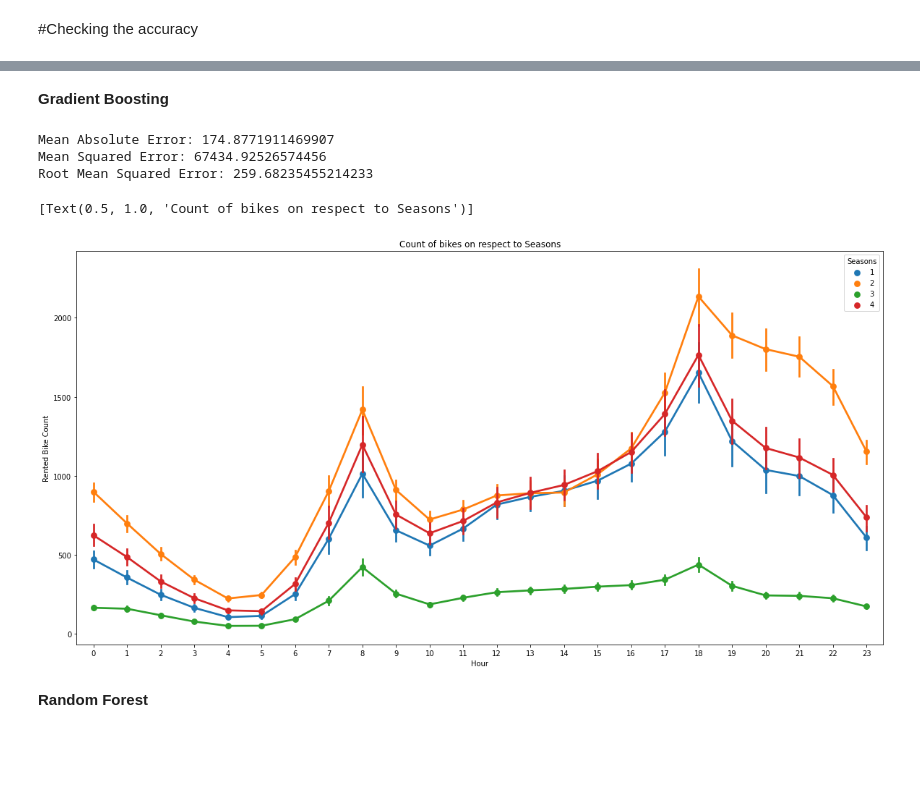
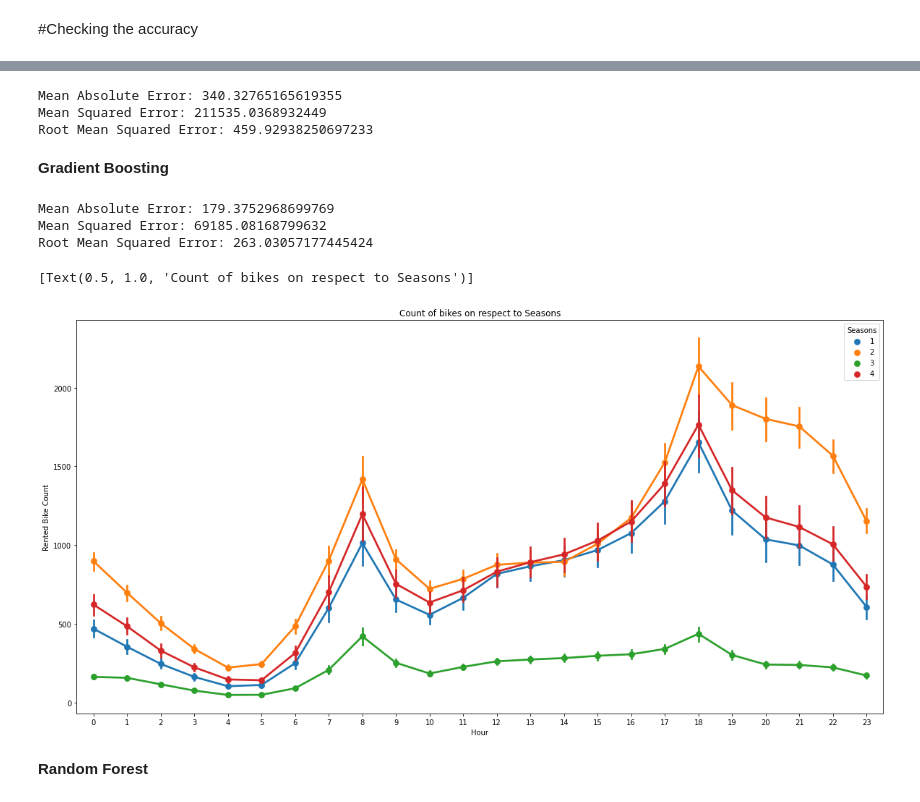
Before and after one commit to SeekingNirvaana/Data-Analysis-Visualisation, a Jupyter notebook: RideSharing.ipynb, the cells around one changed output, grey strips where cells are left out. Cells and saved outputs as stored; diff of their text form; code cells hidden in the pictures; blank space fills up the shorter version.

```diff
--- a/RideSharing.ipynb
+++ b/RideSharing.ipynb
@@ -433,10 +500,51 @@ Root Mean Squared Error: 448.2827705955388
+# %%
+## With Feature Selection
+modelregFS.score(XFS_test, yFS_test)
+
+modelregFS.score(XFS_train,yFS_train)
+
+from sklearn import metrics
+print('Mean Absolute Error:', metrics.mean_absolute_error(yFS_test, y_predFS1))
+print('Mean Squared Error:', metrics.mean_squared_error(yFS_test, y_predFS1))
+print('Root Mean Squared Error:', np.sqrt(metrics.mean_squared_error(yFS_test, y_predFS1)))
+# %% [output]
+Mean Absolute Error: 340.32765165619355
+Mean Squared Error: 211535.0368932449
+Root Mean Squared Error: 459.92938250697233
 # %% [markdown]
 **Gradient Boosting**
+# %%
+## without feature Selection
+from sklearn.ensemble import GradientBoostingRegressor
+modelgbr = GradientBoostingRegressor(random_state=0).fit(X_train,y_train)
+
+modelgbr.score(X_test,y_test)
+
+modelgbr.score(X_train,y_train)
+
+y_pred2=modelgbr.predict(X_test)
+
+from sklearn import metrics
+print('Mean Absolute Error:', metrics.mean_absolute_error(y_test, y_pred2))
+print('Mean Squared Error:', metrics.mean_squared_error(y_test, y_pred2))
+print('Root Mean Squared Error:', np.sqrt(metrics.mean_squared_error(y_test, y_pred2)))
+
+
+
+fig, ax= plt.subplots(figsize=(20,10))
+sns.pointplot(x='Hour',y='Rented Bike Count', data=dataframe,hue='Seasons', ax=ax)
+ax.set(title='Count of bikes on respect to Seasons')
+# %% [output]
+Mean Absolute Error: 179.3752968699769
+Mean Squared Error: 69185.08168799632
+Root Mean Squared Error: 263.03057177445424
+[Text(0.5, 1.0, 'Count of bikes on respect to Seasons')]
+[figure, added]
 # %%
 from sklearn.ensemble import GradientBoostingRegressor
-modelgbr = GradientBoostingRegressor(random_state=0).fit(X_train,y_train)
+modelgbrFS = GradientBoostingRegressor(random_state=0).fit(X_train,y_train)
 
-modelgbr.score(X_test,y_test)
+modelgbrFS.score(X_test,y_test)
 
 modelgbr.score(X_train,y_train)
 
@@ -452,12 +560,6 @@ print('Root Mean Squared Error:', np.sqrt(metrics.mean_squared_error(y_test, y_p
 fig, ax= plt.subplots(figsize=(20,10))
 sns.pointplot(x='Hour',y='Rented Bike Count', data=dataframe,hue='Seasons', ax=ax)
 ax.set(title='Count of bikes on respect to Seasons')
-# %% [output]
-Mean Absolute Error: 174.8771911469907
-Mean Squared Error: 67434.92526574456
-Root Mean Squared Error: 259.68235455214233
-[Text(0.5, 1.0, 'Count of bikes on respect to Seasons')]
-[figure, removed]
 # %% [markdown]
 **Random Forest**
 # %%
```
Also changed, not shown: parts of 29 cells of this notebook.
